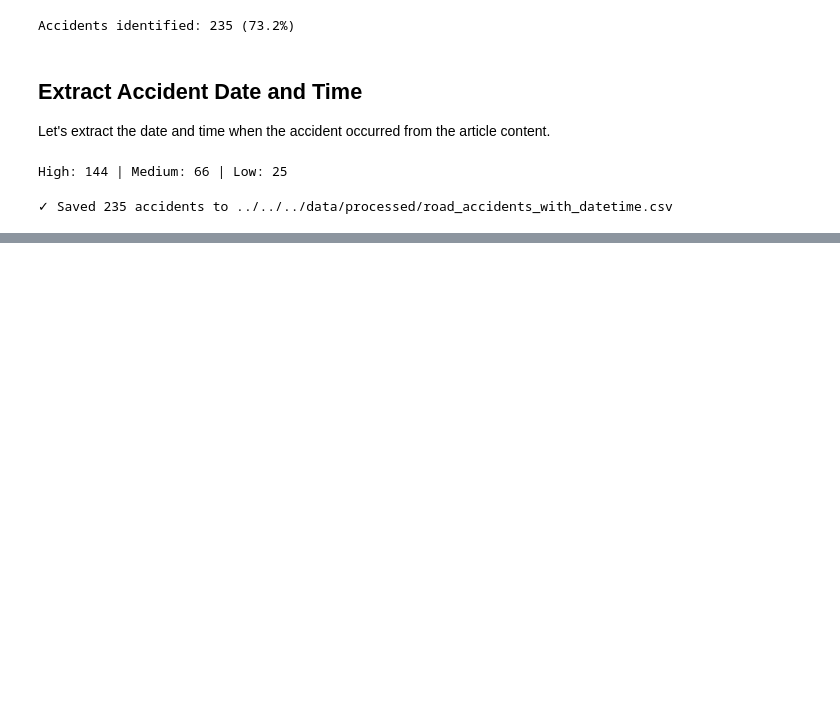
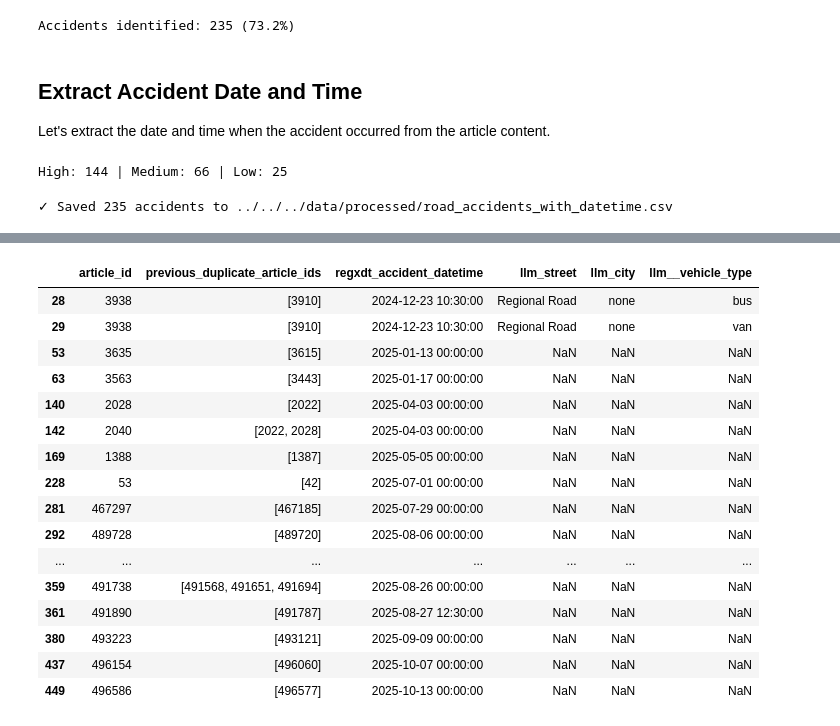
Before and after one commit to michael-vella/ics5110-assignment, a Jupyter notebook: notebooks/individual/isaac_cutajar/data_exploration_newsarticles_dataset.ipynb, the cells around one changed output, grey strips where cells are left out. Cells and saved outputs as stored; diff of their text form; code cells hidden in the pictures; blank space fills up the shorter version.

Commit message:
Duplicate Article Detection script

```diff
--- a/notebooks/individual/isaac_cutajar/data_exploration_newsarticles_dataset.ipynb
+++ b/notebooks/individual/isaac_cutajar/data_exploration_newsarticles_dataset.ipynb
@@ -360,0 +365,75 @@ print(f"✓ Saved {len(accidents_df)} accidents to {accidents_output_path}")
+# %%
+# Check for potential duplicate articles in combined_news_articles.csv
+import pandas as pd
+
+combined_path = '../../../data/processed/combined_news_articles.csv'
+df_combined = pd.read_csv(combined_path)
+
+# Normalize columns for duplicate detection (case-insensitive, remove whitespace)
+dup_cols = ['regxdt_accident_datetime', 'llm_street', 'llm_city', 'llm__vehicle_type']
+for col in dup_cols:
+    if col in df_combined.columns:
+        df_combined[col + '_norm'] = (
+            df_combined[col]
+            .astype(str)
+            .str.lower()
+            .str.replace(r'\s+', '', regex=True)
+            .str.strip()
+        )
+    else:
+        df_combined[col + '_norm'] = ''
+
+norm_cols = [col + '_norm' for col in dup_cols]
+
+# For each row, flag only the second and subsequent articles (by article_id) with the same normalized keys
+if 'article_id' in df_combined.columns:
+    # Sort by normalized keys and article_id to ensure consistent ordering
+    df_combined = df_combined.sort_values(norm_cols + ['article_id'])
+    # For each group of normalized keys, flag only the second and subsequent unique article_ids
+    def flag_second_and_later(group):
+        seen = set()
+        flags = []
+        for aid in group['article_id']:
+            if aid in seen:
+                flags.append(False)
+            elif len(seen) == 0:
+                flags.append(False)
+                seen.add(aid)
+            else:
+                flags.append(True)
+                seen.add(aid)
+        return pd.Series(flags, index=group.index)
+    df_combined['potential_duplicate_article_id'] = (
+        df_combined.groupby(norm_cols, group_keys=False).apply(flag_second_and_later)
+    )
+    # For reporting, also show which article_ids are already present for the flagged row
+    def get_previous_ids(group):
+        seen = []
+        prev_ids = []
+        for aid in group['article_id']:
+            prev_ids.append(list(seen) if seen else None)
+            if aid not in seen:
+                seen.append(aid)
+        return pd.Series(prev_ids, index=group.index)
+    df_combined['previous_duplicate_article_ids'] = (
+        df_combined.groupby(norm_cols, group_keys=False).apply(get_previous_ids)
+    )
+else:
+    df_combined['potential_duplicate_article_id'] = False
+    df_combined['previous_duplicate_article_ids'] = None
+
+# Show flagged duplicates for review
+duplicates = df_combined[df_combined['potential_duplicate_article_id']]
+print(f"Potential duplicates found: {len(duplicates)}")
+if not duplicates.empty:
+    display_cols = (
+        ['article_id', 'previous_duplicate_article_ids'] + dup_cols + ['title', 'source']
+        if 'title' in df_combined.columns and 'source' in df_combined.columns
+        else ['article_id', 'previous_duplicate_article_ids'] + dup_cols
+    )
+    display(duplicates[display_cols].sort_values(dup_cols))
+
+# Optionally, save flagged duplicates for manual review
+duplicates.to_csv('../../../data/processed/potential_duplicate_articles_flagged.csv', index=False)
+print('✓ Flagged duplicates saved to potential_duplicate_articles.csv')
+# %% [output]
@@ -360,0 +441,17 @@ print(f"✓ Saved {len(accidents_df)} accidents to {accidents_output_path}")
+|  | article_id | previous_duplicate_article_ids | regxdt_accident_datetime | llm_street | llm_city | llm__vehicle_type |
+| 28 | 3938 | [3910] | 2024-12-23 10:30:00 | Regional Road | none | bus |
+| 29 | 3938 | [3910] | 2024-12-23 10:30:00 | Regional Road | none | van |
+| 53 | 3635 | [3615] | 2025-01-13 00:00:00 | NaN | NaN | NaN |
+| 63 | 3563 | [3443] | 2025-01-17 00:00:00 | NaN | NaN | NaN |
+| 140 | 2028 | [2022] | 2025-04-03 00:00:00 | NaN | NaN | NaN |
+| 142 | 2040 | [2022, 2028] | 2025-04-03 00:00:00 | NaN | NaN | NaN |
+| 169 | 1388 | [1387] | 2025-05-05 00:00:00 | NaN | NaN | NaN |
+| 228 | 53 | [42] | 2025-07-01 00:00:00 | NaN | NaN | NaN |
+| 281 | 467297 | [467185] | 2025-07-29 00:00:00 | NaN | NaN | NaN |
+| 292 | 489728 | [489720] | 2025-08-06 00:00:00 | NaN | NaN | NaN |
+| ... | ... | ... | ... | ... | ... | ... |
+| 359 | 491738 | [491568, 491651, 491694] | 2025-08-26 00:00:00 | NaN | NaN | NaN |
+| 361 | 491890 | [491787] | 2025-08-27 12:30:00 | NaN | NaN | NaN |
+| 380 | 493223 | [493121] | 2025-09-09 00:00:00 | NaN | NaN | NaN |
+| 437 | 496154 | [496060] | 2025-10-07 00:00:00 | NaN | NaN | NaN |
+| 449 | 496586 | [496577] | 2025-10-13 00:00:00 | NaN | NaN | NaN |
```
Also changed, not shown: parts of 2 cells of this notebook, 2 other files.
